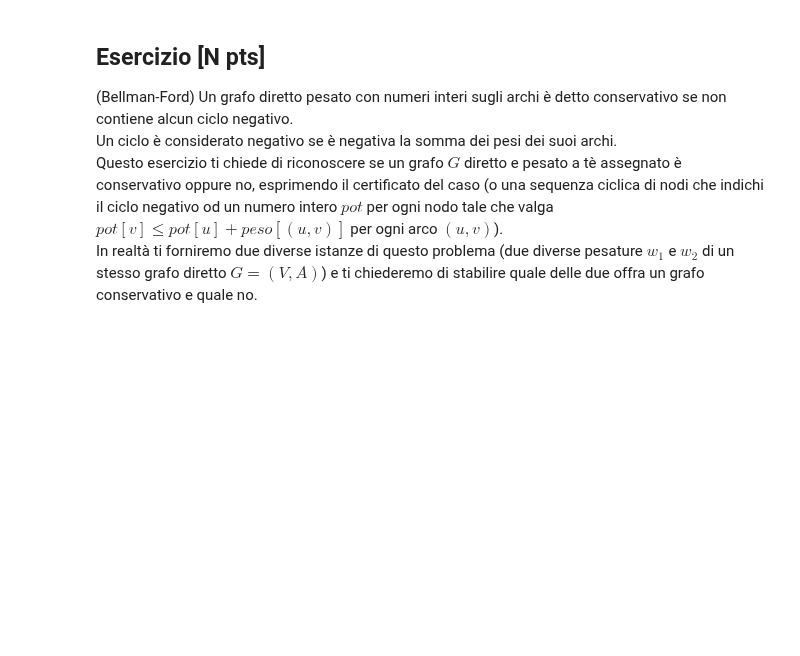
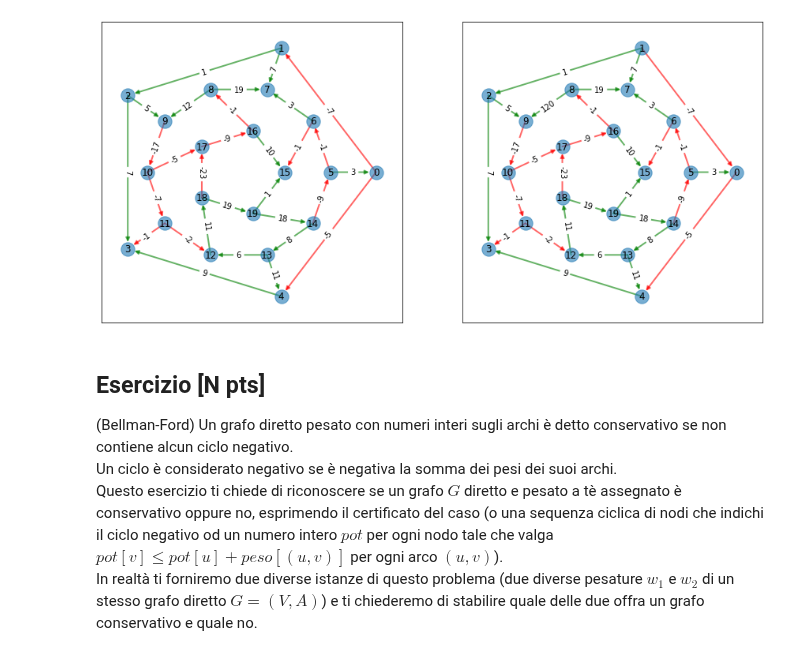
Before and after one commit to romeorizzi/eduexams, a Jupyter notebook: Notebook_nonApplet/cicli.ipynb, the cells around one changed output. Saved outputs shown, nothing was run; the diff lists cells and outputs as text; code cells hidden in the pictures; blank space fills up the shorter version.

```diff
--- a/Notebook_nonApplet/cicli.ipynb
+++ b/Notebook_nonApplet/cicli.ipynb
@@ -41,7 +40,41 @@ def visualizza(grafo):
     #nx.draw_networkx_edge_labels(grafo,pos,edge_labels=labels)
     plt.show()
 
+def subplt(grafo_1, grafo_2):
+    plt.rcParams["figure.figsize"] = (15,7)
+    front_face = [15, 16, 17, 18, 19]
+    back_face = [0, 1, 2, 3, 4]
+    middle = list(set(range(20)).difference(front_face + back_face))
+    shells = [front_face] + [middle] + [back_face]
+
+    plt.subplot(121)
+    pos = nx.shell_layout(grafo_1, shells)
+    nx.draw_networkx_nodes(grafo_1, pos, alpha=0.6)
+    nx.draw_networkx_labels(grafo_1, pos)
+    positive=[(u,v) for (u,v,d) in grafo_1.edges(data=True) if d['w'] >= 0]
+    negative=[(u,v) for (u,v,d) in grafo_1.edges(data=True) if d['w'] < 0]
+    nx.draw_networkx_edges(grafo_1,pos,edgelist=positive,width=2,alpha = 0.6,edge_color = "g",arrows=True)
+    nx.draw_networkx_edges(grafo_1,pos,edgelist=negative,width=2,alpha = 0.6,edge_color = "r",arrows=True)
+    labels = nx.get_edge_attributes(grafo_1,'w')
+    nx.draw_networkx_edge_labels(grafo_1,pos,edge_labels=labels)
+
+    plt.subplot(122)
+    pos = nx.shell_layout(grafo_2, shells)
+    nx.draw_networkx_nodes(grafo_2, pos, alpha=0.6)
+    nx.draw_networkx_labels(grafo_2, pos)
+    positive=[(u,v) for (u,v,d) in grafo_2.edges(data=True) if d['w'] >= 0]
+    negative=[(u,v) for (u,v,d) in grafo_2.edges(data=True) if d['w'] < 0]
+    nx.draw_networkx_edges(grafo_2,pos,edgelist=positive,width=2,alpha = 0.6,edge_color = "g",arrows=True)
+    nx.draw_networkx_edges(grafo_2,pos,edgelist=negative,width=2,alpha = 0.6,edge_color = "r",arrows=True)
+    labels = nx.get_edge_attributes(grafo_2,'w')
+    nx.draw_networkx_edge_labels(grafo_2,pos,edge_labels=labels)
+
+    plt.show()
+
+
+
 def visualizza_icosaedro(grafo):
+    plt.rcParams["figure.figsize"] = (10,7)
     front_face = [15, 16, 17, 18, 19]
     back_face = [0, 1, 2, 3, 4]
     middle = list(set(range(20)).difference(front_face + back_face))
@@ -211,3 +252,7 @@ icosaedro_2.add_edges_from(edges)
+# %%
+subplt(icosaedro_1,icosaedro_2)
+# %% [output]
+[figure, added]
 # %% [markdown]
 ## Esercizio \[N pts\]
 (Bellman-Ford) Un grafo diretto pesato con numeri interi sugli archi è detto conservativo se non contiene alcun ciclo negativo.\
```
Also changed, not shown: parts of 4 cells of this notebook.
